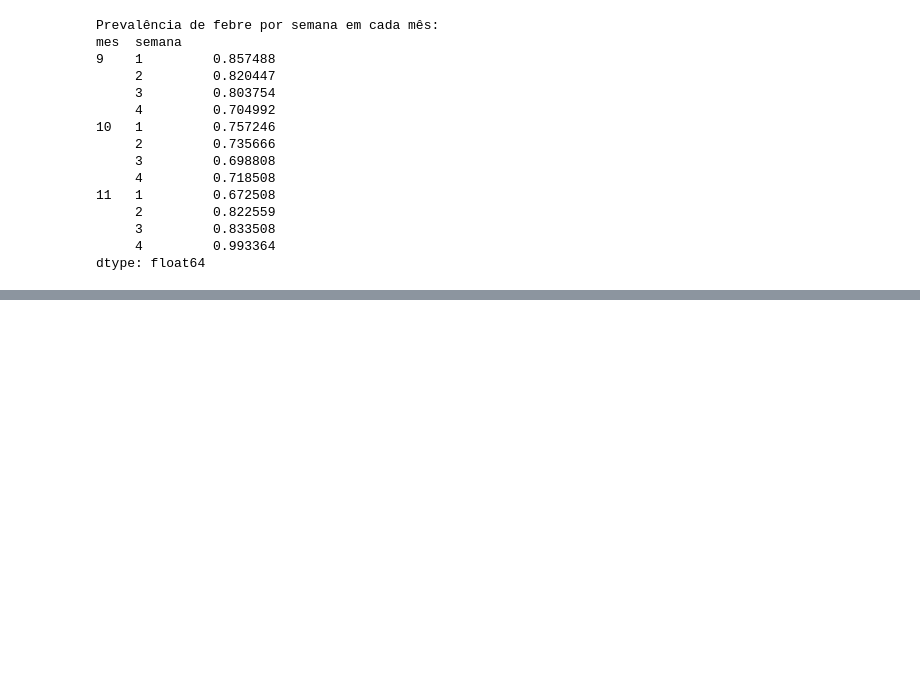
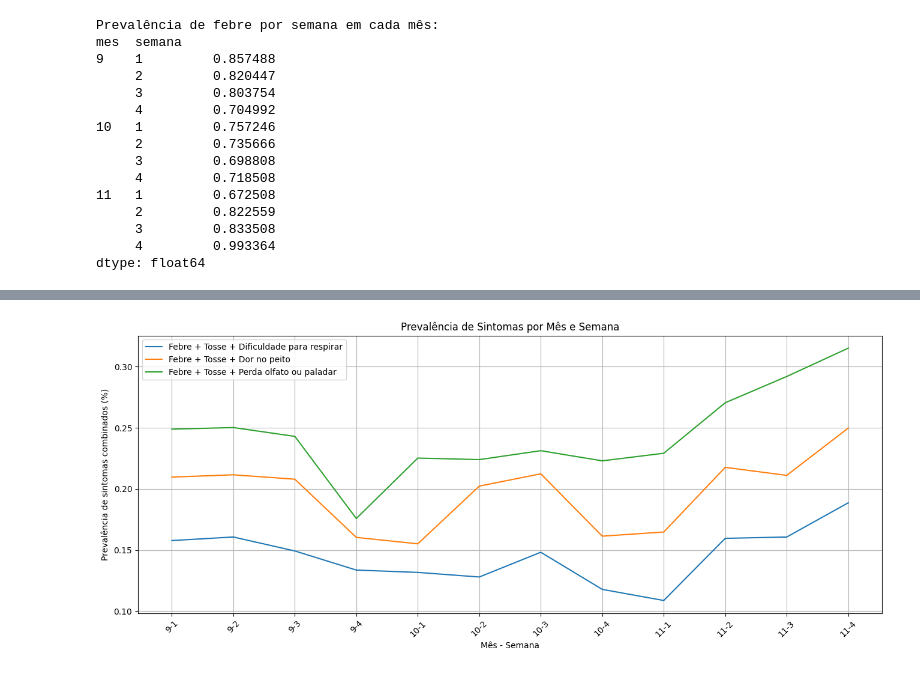
Before and after one commit to jaqueantunes/covid_pos, a Jupyter notebook: pos_T3.ipynb, the cells around one changed output, grey strips where cells are left out. Cells and saved outputs as stored; diff of their text form; code cells hidden in the pictures; blank space fills up the shorter version.

```diff
--- a/pos_T3.ipynb
+++ b/pos_T3.ipynb
@@ -373,0 +363,14 @@ plt.show()
+# %%
+plt.figure(figsize=(16, 6))
+plt.grid(True)
+plt.plot(prevalencia_combinacao_2['label'], prevalencia_combinacao_2[0], label='Febre + Tosse + Dificuldade para respirar')
+plt.plot(prevalencia_combincacao_3['label'], prevalencia_combincacao_3[0], label='Febre + Tosse + Dor no peito')
+plt.plot(prevalencia_combinacao_4['label'], prevalencia_combinacao_4[0], label='Febre + Tosse + Perda olfato ou paladar')
+plt.legend()
+plt.xlabel("Mês - Semana")
+plt.ylabel("Prevalência de sintomas combinados (%)")
+plt.title("Prevalência de Sintomas por Mês e Semana")
+plt.xticks(rotation=45)
+plt.show()
+# %% [output]
+[figure, added]
```
Also changed, not shown: parts of 4 cells of this notebook.
